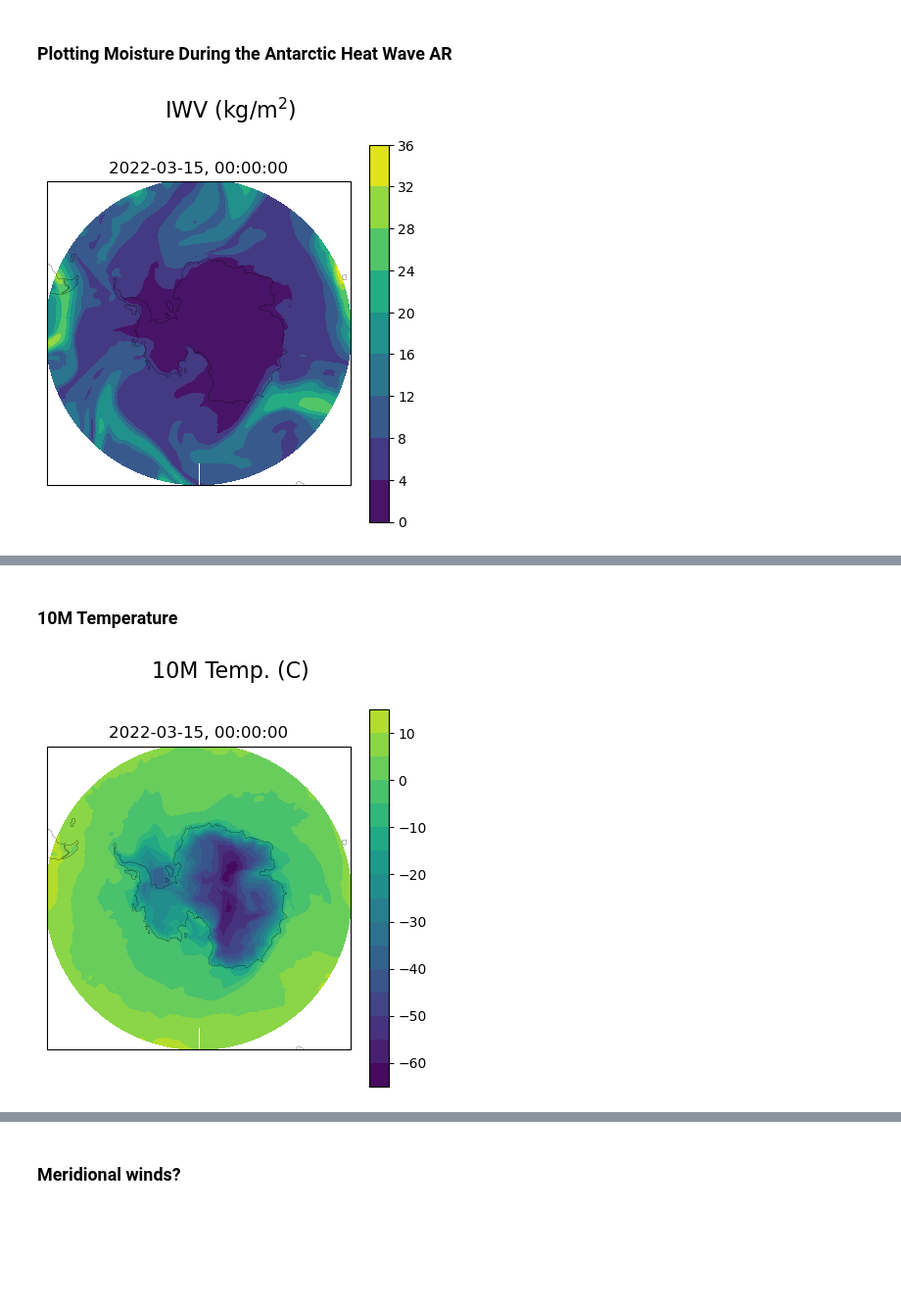
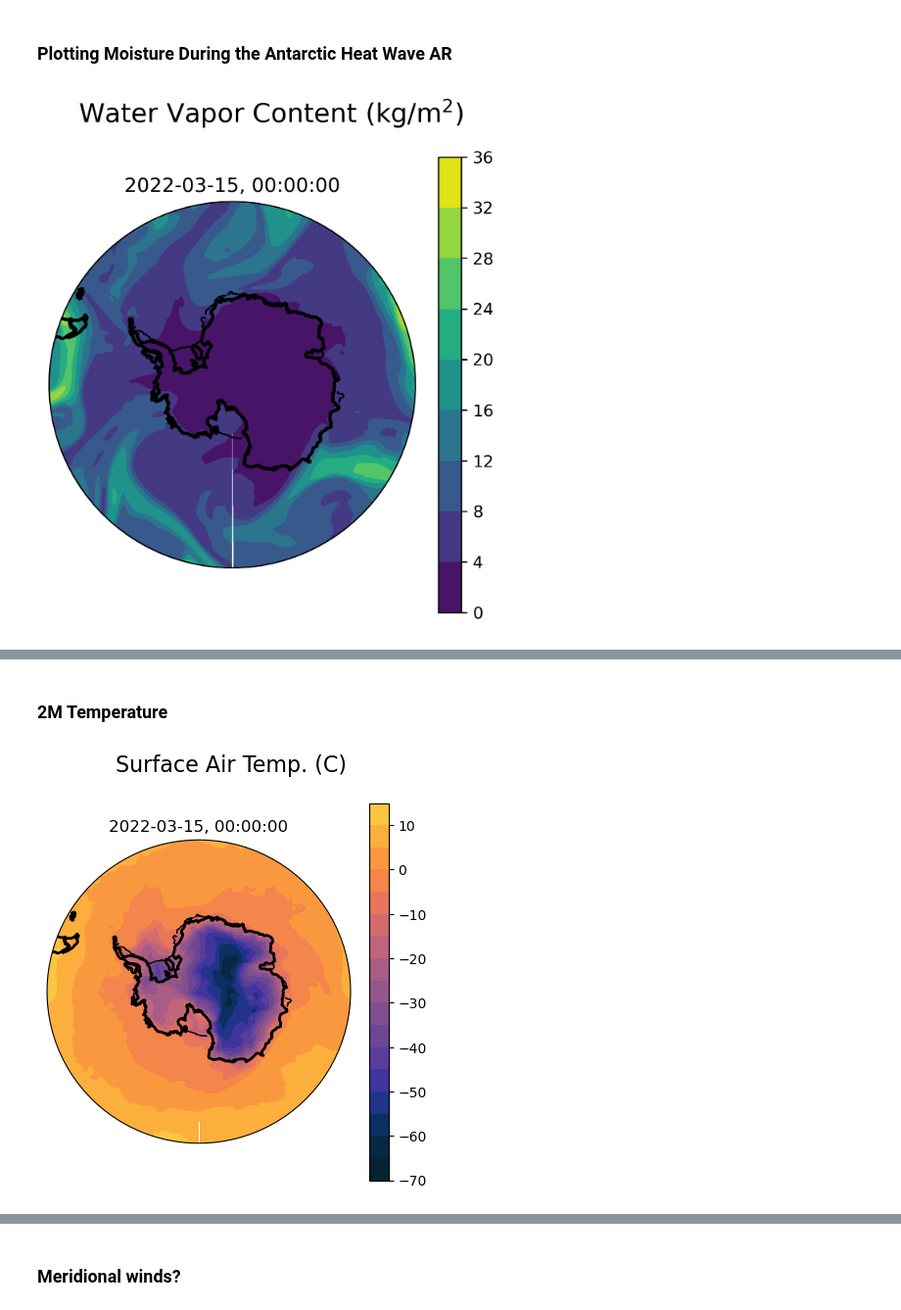
Before and after one commit to jbbutler/extreme_antarctic_ARs, a Jupyter notebook: notebooks/merra2_streaming_test.ipynb, the cells around one changed output, grey strips where cells are left out. Shown at 98% size. Cells and saved outputs as stored; diff of their text form; code cells hidden in the pictures; blank space fills up the shorter version.

```diff
--- a/notebooks/merra2_streaming_test.ipynb
+++ b/notebooks/merra2_streaming_test.ipynb
@@ -85,16 +105,16 @@ datasets = []
 
 for day in days:
 
-    path = 's3://gesdisc-cumulus-prod-protected/MERRA2/M2I1NXASM.5.12.4/2022/03/MERRA2_400.inst1_2d_asm_Nx.202203'+ str(day) +'.nc4'
+    path = f's3://gesdisc-cumulus-prod-protected/MERRA2/M2I1NXASM.5.12.4/2022/03/MERRA2_400.inst1_2d_asm_Nx.202203{day}.nc4'
     dat = xr.open_dataset(fs.open(path), decode_cf=True,)
     antarctic_dat = dat.sel(lat = slice(-90.0, -50.0), lon = slice(-180, 179.4))
-    datasets.append(antarctic_dat[['T10M', 'TQV', 'V10M']])
+    datasets.append(antarctic_dat[['T2M', 'TQV', 'V10M']])
 # %%
 tot_dataset = xr.concat(datasets, dim='time')
 # %% [markdown]
 ### Plotting Moisture During the Antarctic Heat Wave AR
 # %%
-fig, ax = plt.subplots(figsize=(5,5), subplot_kw=dict(projection=ccrs.Stereographic(central_longitude=0., central_latitude=-90.)))
+fig, ax = plt.subplots(figsize=(5,5), subplot_kw=dict(projection=ccrs.Stereographic(central_longitude=0., central_latitude=-90.)), dpi=300)
 ax.set_extent([-180,179.4,-90,-50], ccrs.PlateCarree())
 ax.coastlines(resolution='110m',linewidth=0.2,zorder=14)
 
@@ -105,18 +125,27 @@ CS = ax.contourf(tot_dataset.lon,tot_dataset.lat, tot_dataset.TQV[0,:,:],transfo
 plt.title(str(tot_dataset.time.dt.date.to_numpy()[0]) + ', ' + str(tot_dataset.time.dt.time.to_numpy()[0]))
 
 fig.colorbar(CS)
-fig.suptitle('IWV (kg/m$^2$)', fontsize=16)
+fig.suptitle('Water Vapor Content (kg/m$^2$)', fontsize=16)
 
 def update_img(i):
     ax.clear()
     ax.set_extent([-180,180,-90,-50], ccrs.PlateCarree())
-    ax.coastlines(resolution='110m',linewidth=0.2,zorder=14)
+    ax.coastlines(resolution='110m',linewidth=2,zorder=14)
+    ice_shelf_line = cfeature.NaturalEarthFeature('physical', 'antarctic_ice_shelves_lines', '50m',edgecolor='black',facecolor='none') # 10m, 50m, 110m
+    ax.add_feature(ice_shelf_line,linewidth=1,zorder=13)
     ax.contourf(tot_dataset.lon,tot_dataset.lat, tot_dataset.TQV[i,:,:],transform=ccrs.PlateCarree(), vmin=minimum, vmax=maximum, levels=10)
     ax.set_title(str(tot_dataset.time.dt.date.to_numpy()[i]) + ', ' + str(tot_dataset.time.dt.time.to_numpy()[i]))
+    # Map extent
+    theta = np.linspace(0, 2*np.pi, 100)
+    center, radius = [0.5, 0.5], 0.5
+    verts = np.vstack([np.sin(theta), np.cos(theta)]).T
+    circle = mpath.Path(verts * radius + center)
+    ax.set_boundary(circle, transform=ax.transAxes)
+
 
 ani = animation.FuncAnimation(fig, update_img, frames=len(tot_dataset.time))
 # %% [output]
-[figure, old version]
+[figure, new version]
 # %%
 ani.save('iwv_2022heatwave.mp4')
 # %%
@@ -124,32 +153,41 @@ Video('iwv_2022heatwave.mp4')
 # %% [output]
 [interactive output not drawn]
 # %% [markdown]
-### 10M Temperature
+### 2M Temperature
 # %%
 fig, ax = plt.subplots(figsize=(5,5), subplot_kw=dict(projection=ccrs.Stereographic(central_longitude=0., central_latitude=-90.)))
 ax.set_extent([-180,179.4,-90,-50], ccrs.PlateCarree())
 ax.coastlines(resolution='110m',linewidth=0.2,zorder=14)
+cmap = cmocean.cm.thermal
 
-minimum = tot_dataset.T10M.min().to_numpy() - 273.15
-maximum = tot_dataset.T10M.max().to_numpy() - 273.15
+minimum = tot_dataset.T2M.min().to_numpy() - 273.15
+maximum = tot_dataset.T2M.max().to_numpy() - 273.15
 
-CS = ax.contourf(tot_dataset.lon,tot_dataset.lat, tot_dataset.T10M[0,:,:]-273.15,transform=ccrs.PlateCarree(), levels=15, vmin=minimum, vmax=maximum)
+CS = ax.contourf(tot_dataset.lon,tot_dataset.lat, tot_dataset.T2M[0,:,:]-273.15,transform=ccrs.PlateCarree(), levels=15, vmin=minimum, vmax=maximum, cmap=cmap)
 plt.title(str(tot_dataset.time.dt.date.to_numpy()[0]) + ', ' + str(tot_dataset.time.dt.time.to_numpy()[0]))
 
 
 fig.colorbar(CS)
-fig.suptitle('10M Temp. (C)', fontsize=16)
+fig.suptitle('Surface Air Temp. (C)', fontsize=16)
 
 def update_img(i):
     ax.clear()
     ax.set_extent([-180,180,-90,-50], ccrs.PlateCarree())
-    ax.coastlines(resolution='110m',linewidth=0.2,zorder=14)
-    ax.contourf(tot_dataset.lon,tot_dataset.lat, tot_dataset.T10M[i,:,:]-273.15,transform=ccrs.PlateCarree(), vmin=minimum, vmax=maximum, levels=15)
+    ice_shelf_line = cfeature.NaturalEarthFeature('physical', 'antarctic_ice_shelves_lines', '50m',edgecolor='black',facecolor='none') # 10m, 50m, 110m
+    ax.add_feature(ice_shelf_line,linewidth=1,zorder=13)
+    ax.coastlines(resolution='110m',linewidth=2,zorder=14)
+    ax.contourf(tot_dataset.lon,tot_dataset.lat, tot_dataset.T2M[i,:,:]-273.15,transform=ccrs.PlateCarree(), vmin=minimum, vmax=maximum, levels=15, cmap=cmap)
     ax.set_title(str(tot_dataset.time.dt.date.to_numpy()[i]) + ', ' + str(tot_dataset.time.dt.time.to_numpy()[i]))
+    # Map extent
+    theta = np.linspace(0, 2*np.pi, 100)
+    center, radius = [0.5, 0.5], 0.5
+    verts = np.vstack([np.sin(theta), np.cos(theta)]).T
+    circle = mpath.Path(verts * radius + center)
+    ax.set_boundary(circle, transform=ax.transAxes)
 
 ani = animation.FuncAnimation(fig, update_img, frames=len(tot_dataset.time))
 # %% [output]
-[figure, old version]
+[figure, new version]
 # %%
 ani.save('t10m_2022heatwave.mp4')
 # %%
```
Also changed, not shown: parts of 5 cells of this notebook, 17 other files.
